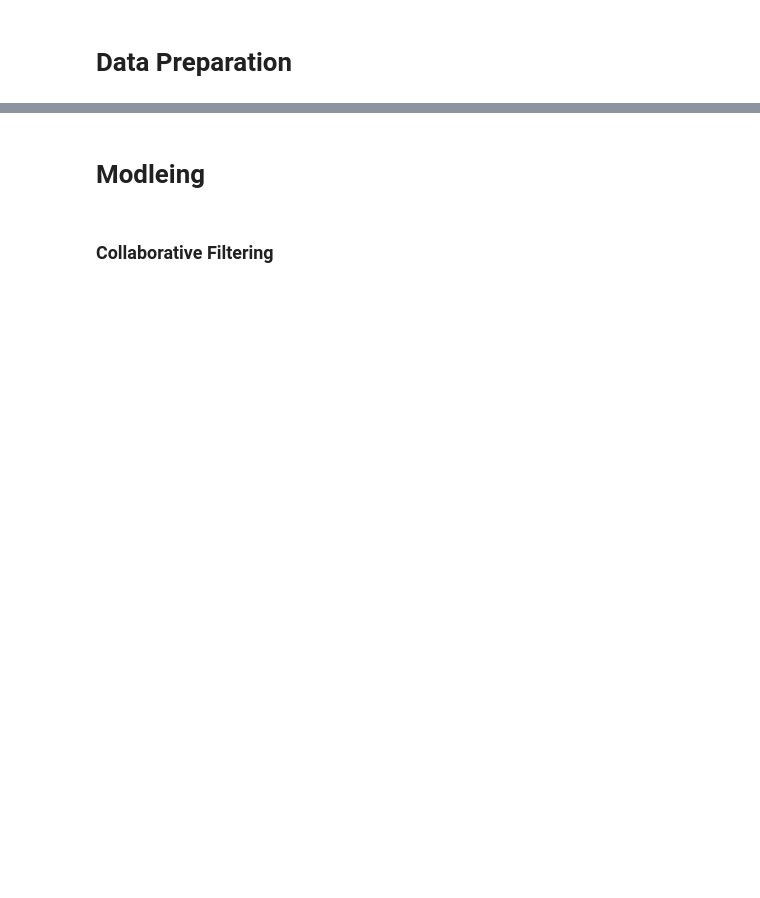
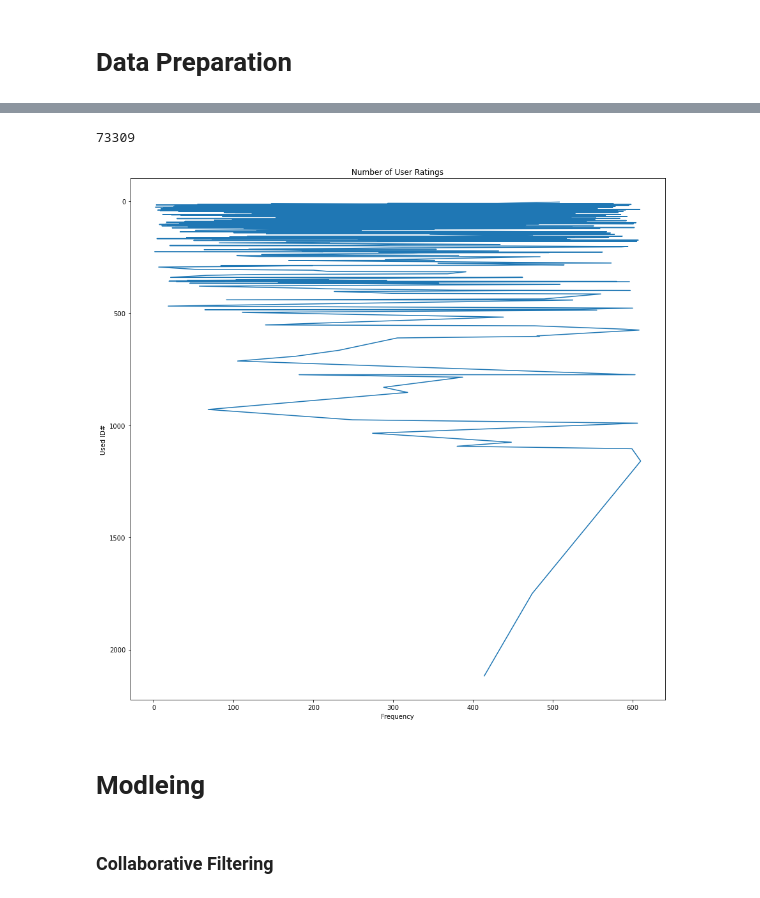
Before and after one commit to seanconlon29/Microsofts-Launch-into-Streaming, a Jupyter notebook: Vinnie-nb.ipynb, the cells around one changed output, grey strips where cells are left out. Drawn from its saved outputs; the diff is of its cells as text; code cells hidden in the pictures; blank space fills up the shorter version.

Commit message:
3.27 notebook that has updated filtered EDA and beyond

```diff
--- a/Vinnie-nb.ipynb
+++ b/Vinnie-nb.ipynb
@@ -246,0 +269,5 @@ memory usage: 21.4+ MB
+# %%
+filtered_df = dfm2[dfm2['rating'] >= 3.0]
+
+sorted_df = filtered_df.sort_values('rating', ascending=False)
+sorted_df.info()
@@ -247,3 +290,16 @@ memory usage: 21.4+ MB
+# %%
+sorted_df['movieId'].duplicated().sum()
+# %% [output]
+73309
+# %%
+ax = sorted_df['userId'].value_counts().plot(figsize=(15,15))
+ax.invert_yaxis()
+ax.set_ylabel('Used ID#')
+ax.set_xlabel('Frequency')
+ax.set_title('Number of User Ratings')
+plt.savefig('userrtg.png', bbox_inches='tight', dpi=300)
+# %% [output]
+[figure, added]
 # %% [markdown]
 # Modleing
 # %% [markdown]
```
Also changed, not shown: parts of 12 cells of this notebook, 2 other files.
